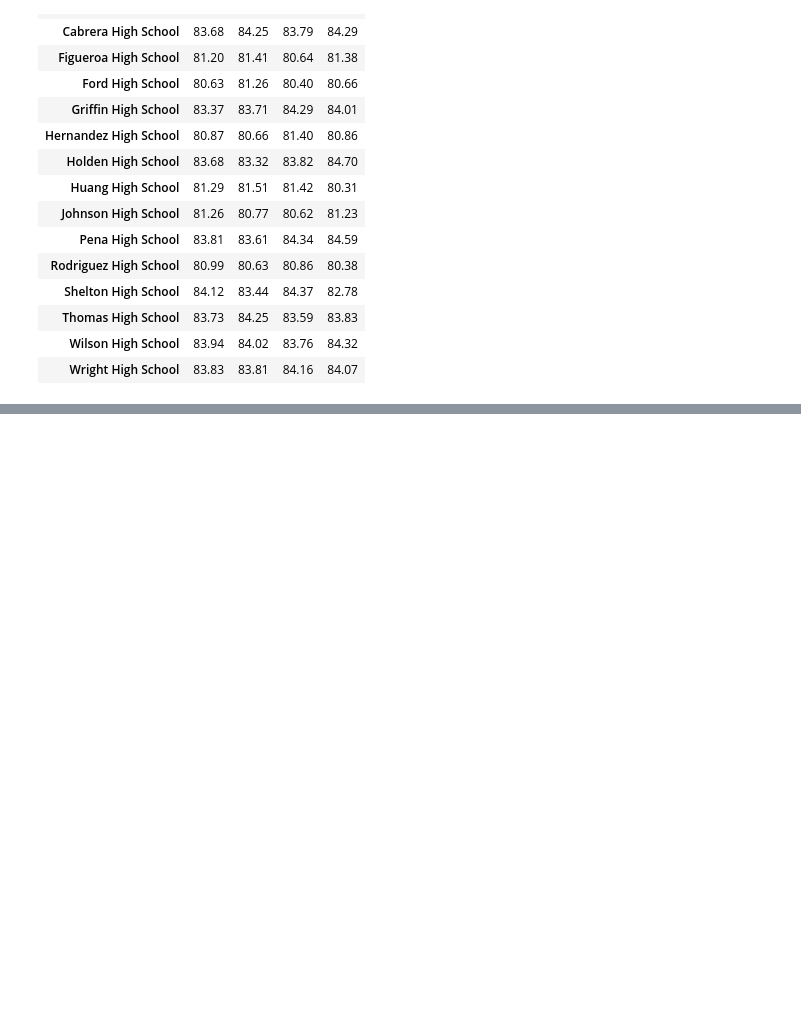
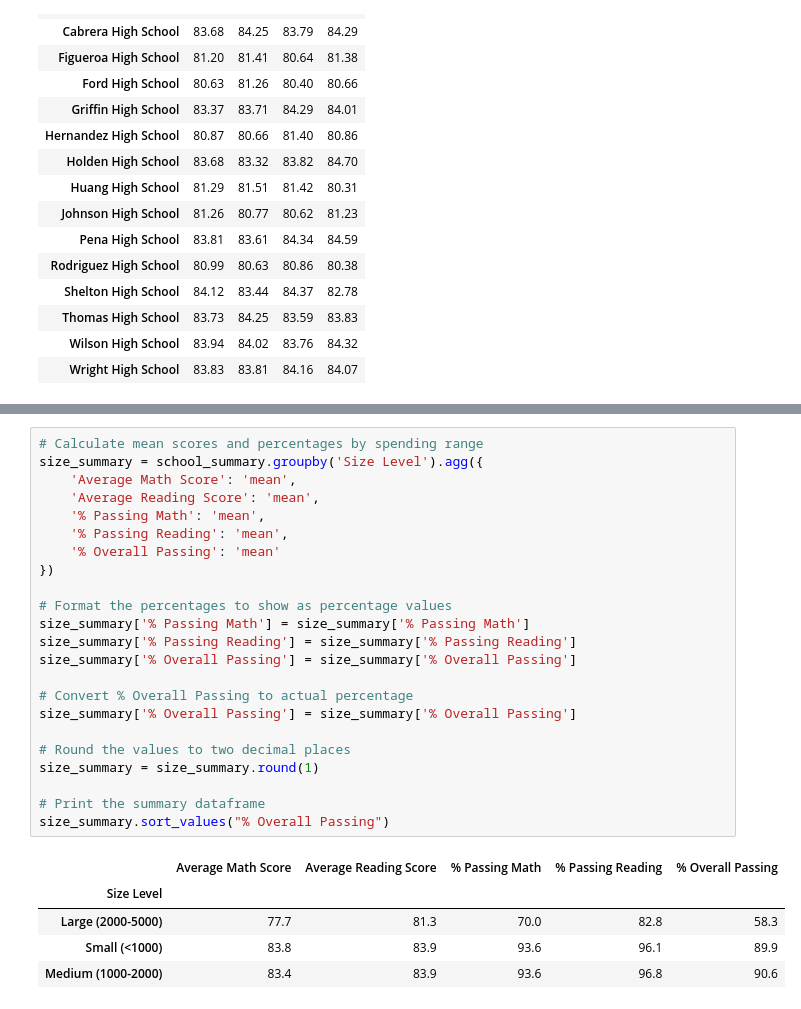
Before and after one commit to DigitalJake/Pandas-Challenge, a Jupyter notebook: PyCitySchools/Script.ipynb, the cells around one changed output, grey strips where cells are left out. Drawn from its saved outputs; the diff is of its cells as text; blank space fills up the shorter version.

```diff
--- a/PyCitySchools/Script.ipynb
+++ b/PyCitySchools/Script.ipynb
@@ -491,0 +567,29 @@ school_spending_df
+# %%
+# Calculate mean scores and percentages by spending range
+size_summary = school_summary.groupby('Size Level').agg({
+    'Average Math Score': 'mean',
+    'Average Reading Score': 'mean',
+    '% Passing Math': 'mean',
+    '% Passing Reading': 'mean',
+    '% Overall Passing': 'mean'
+})
+
+# Format the percentages to show as percentage values
+size_summary['% Passing Math'] = size_summary['% Passing Math']
+size_summary['% Passing Reading'] = size_summary['% Passing Reading']
+size_summary['% Overall Passing'] = size_summary['% Overall Passing']
+
+# Convert % Overall Passing to actual percentage
+size_summary['% Overall Passing'] = size_summary['% Overall Passing']
+
+# Round the values to two decimal places
+size_summary = size_summary.round(1)
+
+# Print the summary dataframe
+size_summary.sort_values("% Overall Passing")
+# %% [output]
+|  | Average Math Score | Average Reading Score | % Passing Math | % Passing Reading | % Overall Passing |
+| Size Level |  |  |  |  |  |
+| Large (2000-5000) | 77.7 | 81.3 | 70.0 | 82.8 | 58.3 |
+| Small (<1000) | 83.8 | 83.9 | 93.6 | 96.1 | 89.9 |
+| Medium (1000-2000) | 83.4 | 83.9 | 93.6 | 96.8 | 90.6 |
```
Also changed, not shown: parts of 5 cells of this notebook, 1 other file.
